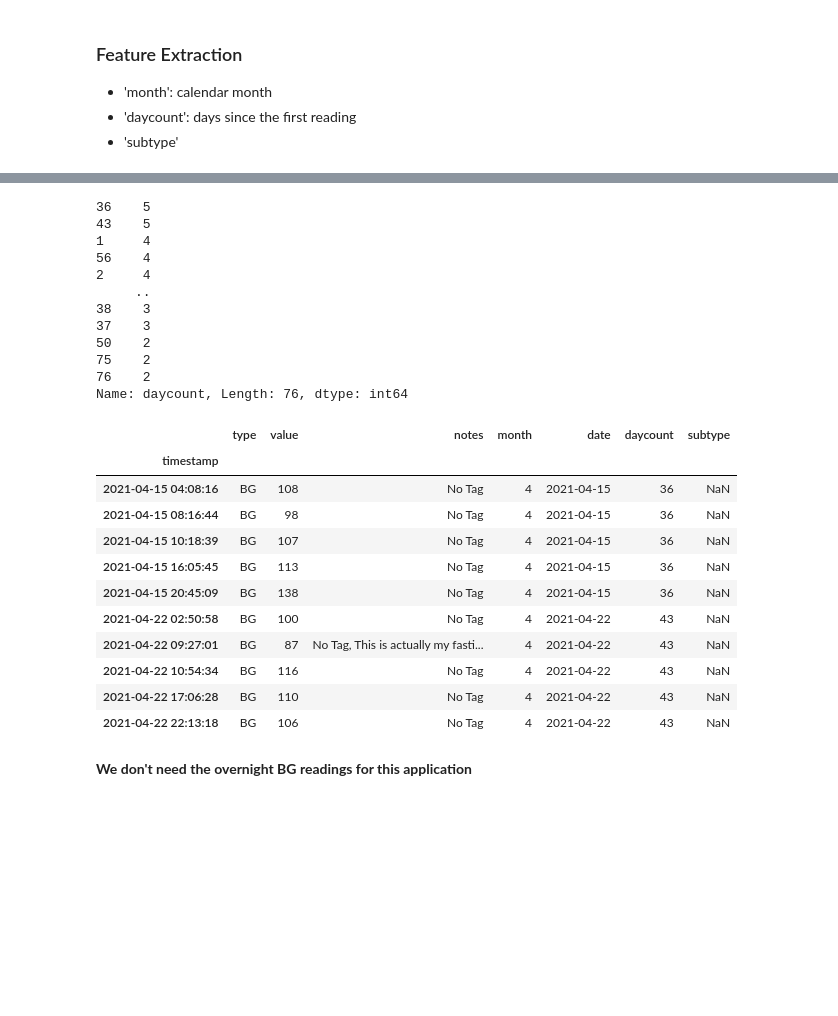
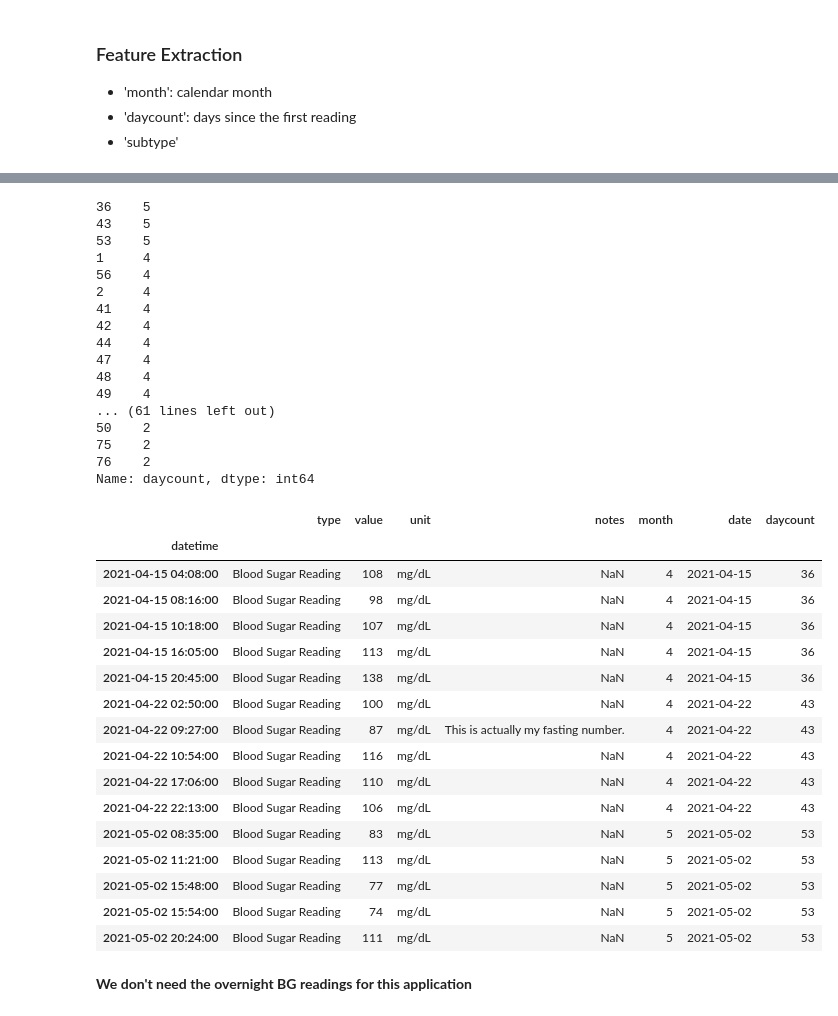
Before and after one commit to JessicaELewis/GDB-Onset-Estimation, a Jupyter notebook: 1_data-wrangling.ipynb, the cells around one changed output, grey strips where cells are left out. Drawn from its saved outputs; the diff is of its cells as text; code cells hidden in the pictures; blank space fills up the shorter version.

```diff
--- a/1_data-wrangling.ipynb
+++ b/1_data-wrangling.ipynb
@@ -94,8 +91,6 @@ notes        object
 dtype: object
 # %%
-data.timestamp = pd.to_datetime(data.timestamp)
+data.datetime = pd.to_datetime(data.datetime)
-# %%
-data.value = data.value.str.extract('(\d+)', expand=False).astype(int)
 # %%
 data.dtypes
 # %% [output]
@@ -114,6 +110,6 @@ len(data.timestamp.unique()), len(data)
 # %%
 # Good to go!
-data.set_index('timestamp', inplace=True)
+data.set_index('datetime', inplace=True)
 data.sort_index(inplace=True)
 # %%
 data.head()
@@ -159,0 +167,2 @@ plt.show()
+# %%
+data = data[data.value > 0]
@@ -208,34 +228,44 @@ data
 # %%
-data[data.type == 'BG'].daycount.value_counts()
-dict(itertools.islice(data.items(), 0 ,5))
+data[data.type == 'Blood Sugar Reading'].daycount.value_counts()
 # %% [output]
 36    5
 43    5
+53    5
 1     4
 56    4
 2     4
-     ..
-38    3
-37    3
+41    4
+42    4
+44    4
+47    4
+48    4
+49    4
+... (61 lines left out)
 50    2
 75    2
 76    2
-Name: daycount, Length: 76, dtype: int64
+Name: daycount, dtype: int64
 # %%
-data[(data.type == 'BG') & ((data.daycount == 36) | (data.daycount == 43))]
+# what are the three with 5 blood sugar readings?
+data[(data.type == 'Blood Sugar Reading') & ((data.daycount == 36) | (data.daycount == 43) | (data.daycount == 53))]
 # %% [output]
-|  | type | value | notes | month | date | daycount | subtype |
-| timestamp |  |  |  |  |  |  |  |
-| 2021-04-15 04:08:16 | BG | 108 | No Tag | 4 | 2021-04-15 | 36 | NaN |
-| 2021-04-15 08:16:44 | BG | 98 | No Tag | 4 | 2021-04-15 | 36 | NaN |
-| 2021-04-15 10:18:39 | BG | 107 | No Tag | 4 | 2021-04-15 | 36 | NaN |
-| 2021-04-15 16:05:45 | BG | 113 | No Tag | 4 | 2021-04-15 | 36 | NaN |
-| 2021-04-15 20:45:09 | BG | 138 | No Tag | 4 | 2021-04-15 | 36 | NaN |
-| 2021-04-22 02:50:58 | BG | 100 | No Tag | 4 | 2021-04-22 | 43 | NaN |
-| 2021-04-22 09:27:01 | BG | 87 | No Tag, This is actually my fasti... | 4 | 2021-04-22 | 43 | NaN |
-| 2021-04-22 10:54:34 | BG | 116 | No Tag | 4 | 2021-04-22 | 43 | NaN |
-| 2021-04-22 17:06:28 | BG | 110 | No Tag | 4 | 2021-04-22 | 43 | NaN |
-| 2021-04-22 22:13:18 | BG | 106 | No Tag | 4 | 2021-04-22 | 43 | NaN |
+|  | type | value | unit | notes | month | date | daycount |
+| datetime |  |  |  |  |  |  |  |
+| 2021-04-15 04:08:00 | Blood Sugar Reading | 108 | mg/dL | NaN | 4 | 2021-04-15 | 36 |
+| 2021-04-15 08:16:00 | Blood Sugar Reading | 98 | mg/dL | NaN | 4 | 2021-04-15 | 36 |
+| 2021-04-15 10:18:00 | Blood Sugar Reading | 107 | mg/dL | NaN | 4 | 2021-04-15 | 36 |
+| 2021-04-15 16:05:00 | Blood Sugar Reading | 113 | mg/dL | NaN | 4 | 2021-04-15 | 36 |
+| 2021-04-15 20:45:00 | Blood Sugar Reading | 138 | mg/dL | NaN | 4 | 2021-04-15 | 36 |
+| 2021-04-22 02:50:00 | Blood Sugar Reading | 100 | mg/dL | NaN | 4 | 2021-04-22 | 43 |
+| 2021-04-22 09:27:00 | Blood Sugar Reading | 87 | mg/dL | This is actually my fasting number. | 4 | 2021-04-22 | 43 |
+| 2021-04-22 10:54:00 | Blood Sugar Reading | 116 | mg/dL | NaN | 4 | 2021-04-22 | 43 |
+| 2021-04-22 17:06:00 | Blood Sugar Reading | 110 | mg/dL | NaN | 4 | 2021-04-22 | 43 |
+| 2021-04-22 22:13:00 | Blood Sugar Reading | 106 | mg/dL | NaN | 4 | 2021-04-22 | 43 |
+| 2021-05-02 08:35:00 | Blood Sugar Reading | 83 | mg/dL | NaN | 5 | 2021-05-02 | 53 |
+| 2021-05-02 11:21:00 | Blood Sugar Reading | 113 | mg/dL | NaN | 5 | 2021-05-02 | 53 |
+| 2021-05-02 15:48:00 | Blood Sugar Reading | 77 | mg/dL | NaN | 5 | 2021-05-02 | 53 |
+| 2021-05-02 15:54:00 | Blood Sugar Reading | 74 | mg/dL | NaN | 5 | 2021-05-02 | 53 |
+| 2021-05-02 20:24:00 | Blood Sugar Reading | 111 | mg/dL | NaN | 5 | 2021-05-02 | 53 |
 # %% [markdown]
 **We don't need the overnight BG readings for this application**
 # %%
```
Also changed, not shown: parts of 134 cells of this notebook, 9 other files.
